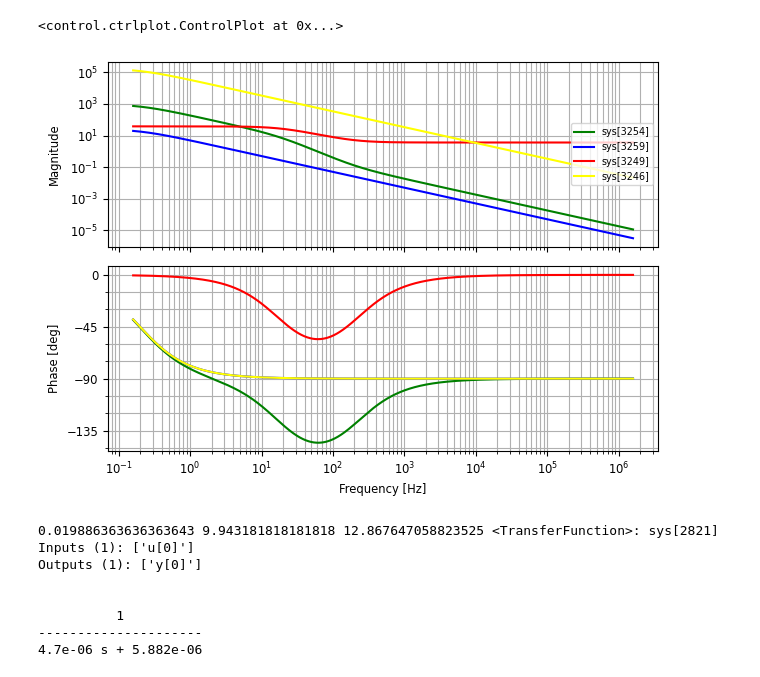
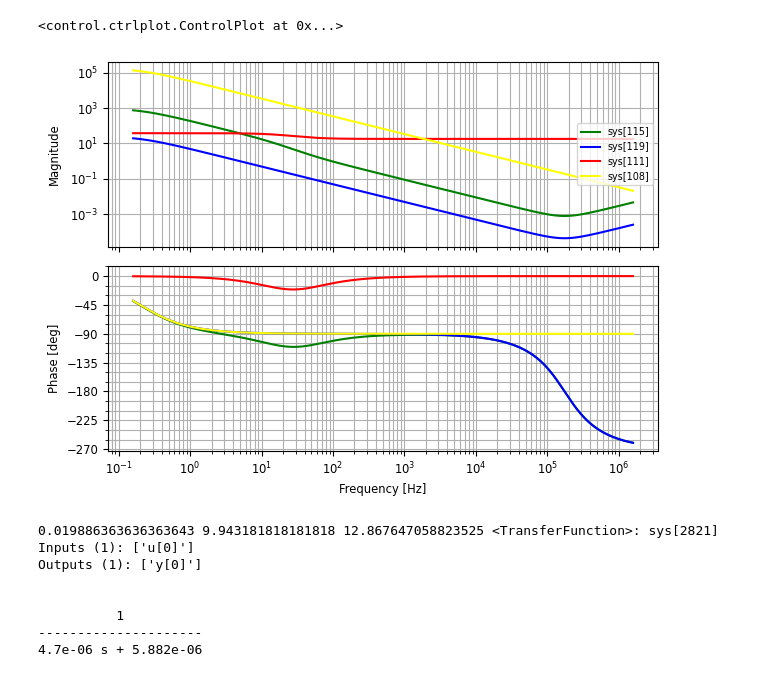
Before and after one commit to akswnd98/170v-flyback, a Jupyter notebook: dcm_design.ipynb, the cells around one changed output. Saved outputs shown, nothing was run; the diff lists cells and outputs as text; code cells hidden in the pictures.

```diff
--- a/dcm_design.ipynb
+++ b/dcm_design.ipynb
@@ -11,36 +11,36 @@ f_SW = 350e+3
 T_SW = 1 / f_SW
 D_a = 2 * L * V_OUT ** 2 / (V_IN ** 2 * T_SW * R_LOAD)
 D_b = (V_IN + N_PS * V_OUT) / (N_PS * V_OUT) * D_a
 R_FB1 = 330e+3
 R_FB2 = R_FB1 * V_REF / (V_OUT - V_REF)
 
 R_s = 0.006
 V_SL = 92e-3
 S_n, S_f, S_e = V_IN / L, N_PS * V_OUT / L, V_SL * f_SW / R_s
 
 g_m, A_ea_vol = 800e-6, 38
 R_ea_o = A_ea_vol / g_m
-f_p2, f_z3 = 19, 200
+f_p2, f_z3 = 19, 40
 R_c1 = f_p2 / (f_z3 - f_p2) * R_ea_o
 C_c1 = 1 / (R_c1 * 2 * np.pi * f_z3)
 
-G_vci2 = N_PS * 1 / 2 * (V_IN * D_a / L * (D_b / D_a - 1) / S_n + D_b - D_a) / R_s * S_n / (S_e + S_n)
+G_vci2 = N_PS * 1 / 2 * (V_IN * D_a / L * (D_b / D_a - 1) / S_n + D_b - D_a) / R_s * S_n / (S_e + S_n) * co.tf([1 / ((np.pi * f_SW) ** 2), -1 / (2 * f_SW), 1], [1])
 
 Z_o = co.tf([1], [C_OUT, 1 / R_LOAD])
 
 G_div = R_FB2 / (R_FB1 + R_FB2)
 
 G_fb = A_ea_vol * co.tf([1 / (2 * np.pi * f_z3), 1], [1 / (2 * np.pi * f_p2), 1])
 
 G_overall_loop = G_vci2 * Z_o * G_div * G_fb
 
 co.bode(G_overall_loop, np.logspace(0, 7, 1000), Hz=True, color='green')
 co.bode(G_vci2 * Z_o * G_div, np.logspace(0, 7, 1000), Hz=True, color='blue')
 co.bode(G_fb, np.logspace(0, 7, 1000), Hz=True, color='red')
 co.bode(Z_o, np.logspace(0, 7, 1000), Hz=True, color='yellow')
 # %% [output]
 <control.ctrlplot.ControlPlot at 0x...>
-[figure, old version]
+[figure, new version]
 # %%
 print(G_vci2, G_vcda, G_vcdb, Z_o)
 # %% [output]
```
Also changed, not shown: 12 other files.
